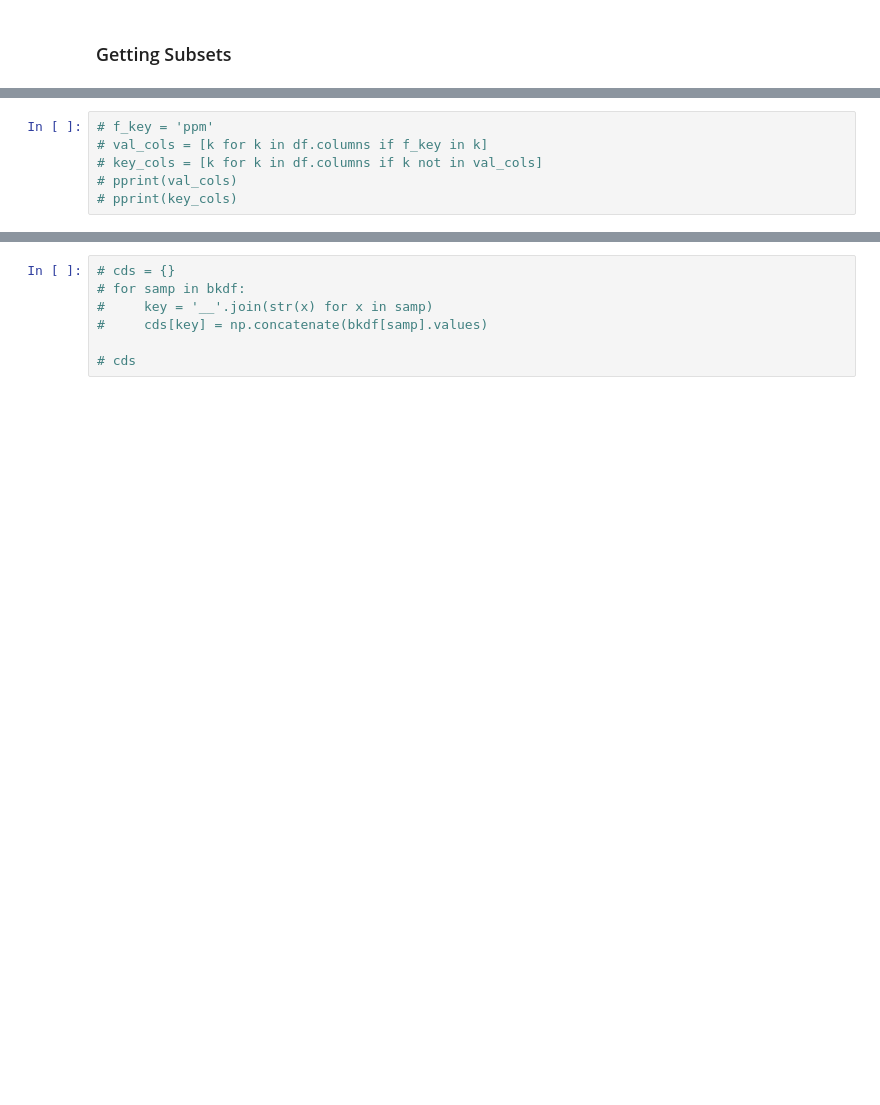
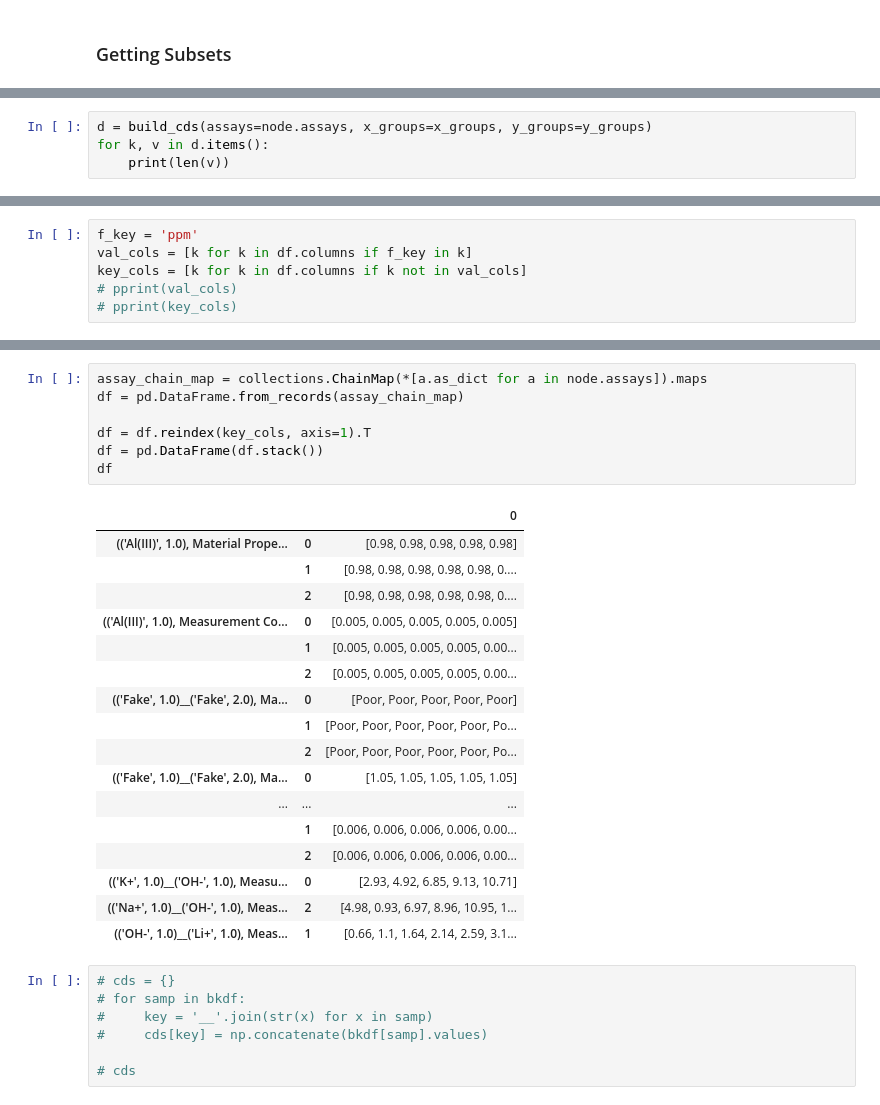
Before and after one commit to biggstd/isaDream, a Jupyter notebook: dev_notebooks/vis_01.ipynb, the cells around one changed output, grey strips where cells are left out. Cells and saved outputs as stored; diff of their text form; blank space fills up the shorter version.

```diff
--- a/dev_notebooks/vis_01.ipynb
+++ b/dev_notebooks/vis_01.ipynb
@@ -63,0 +178,4 @@ node = io.parse_json(demo_json)
+# %%
+d = build_cds(assays=node.assays, x_groups=x_groups, y_groups=y_groups)
+for k, v in d.items():
+    print(len(v))
@@ -83,6 +489,6 @@ for c in df.T:
 # %%
-# f_key = 'ppm'
-# val_cols = [k for k in df.columns if f_key in k]
-# key_cols = [k for k in df.columns if k not in val_cols]
+f_key = 'ppm'
+val_cols = [k for k in df.columns if f_key in k]
+key_cols = [k for k in df.columns if k not in val_cols]
 # pprint(val_cols)
 # pprint(key_cols)
@@ -93,3 +514,28 @@ for c in df.T:
+# %%
+assay_chain_map = collections.ChainMap(*[a.as_dict for a in node.assays]).maps
+df = pd.DataFrame.from_records(assay_chain_map)
+
+df = df.reindex(key_cols, axis=1).T
+df = pd.DataFrame(df.stack())
+df
+# %% [output]
+|  |  | 0 |
+| (('Al(III)', 1.0), Material Prope... | 0 | [0.98, 0.98, 0.98, 0.98, 0.98] |
+|  | 1 | [0.98, 0.98, 0.98, 0.98, 0.98, 0.... |
+|  | 2 | [0.98, 0.98, 0.98, 0.98, 0.98, 0.... |
+| (('Al(III)', 1.0), Measurement Co... | 0 | [0.005, 0.005, 0.005, 0.005, 0.005] |
+|  | 1 | [0.005, 0.005, 0.005, 0.005, 0.00... |
+|  | 2 | [0.005, 0.005, 0.005, 0.005, 0.00... |
+| (('Fake', 1.0)__('Fake', 2.0), Ma... | 0 | [Poor, Poor, Poor, Poor, Poor] |
+|  | 1 | [Poor, Poor, Poor, Poor, Poor, Po... |
+|  | 2 | [Poor, Poor, Poor, Poor, Poor, Po... |
+| (('Fake', 1.0)__('Fake', 2.0), Ma... | 0 | [1.05, 1.05, 1.05, 1.05, 1.05] |
+| ... | ... | ... |
+|  | 1 | [0.006, 0.006, 0.006, 0.006, 0.00... |
+|  | 2 | [0.006, 0.006, 0.006, 0.006, 0.00... |
+| (('K+', 1.0)__('OH-', 1.0), Measu... | 0 | [2.93, 4.92, 6.85, 9.13, 10.71] |
+| (('Na+', 1.0)__('OH-', 1.0), Meas... | 2 | [4.98, 0.93, 6.97, 8.96, 10.95, 1... |
+| (('OH-', 1.0)__('Li+', 1.0), Meas... | 1 | [0.66, 1.1, 1.64, 2.14, 2.59, 3.1... |
 # %%
 # cds = {}
 # for samp in bkdf:
```
Also changed, not shown: parts of 22 cells of this notebook, 6 other files.
